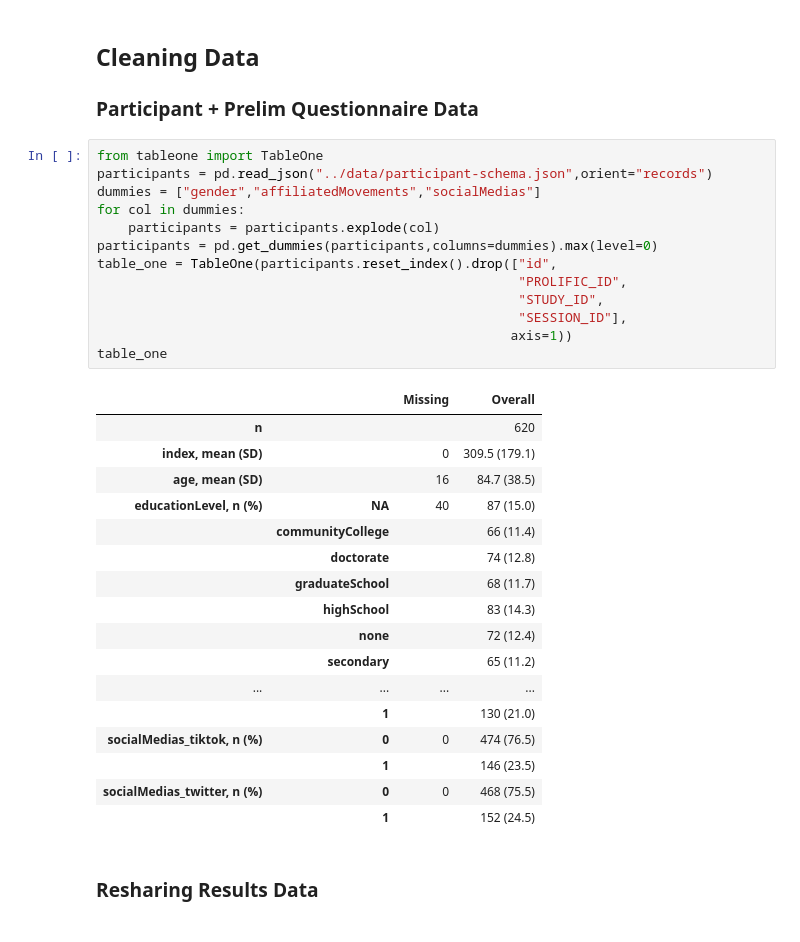
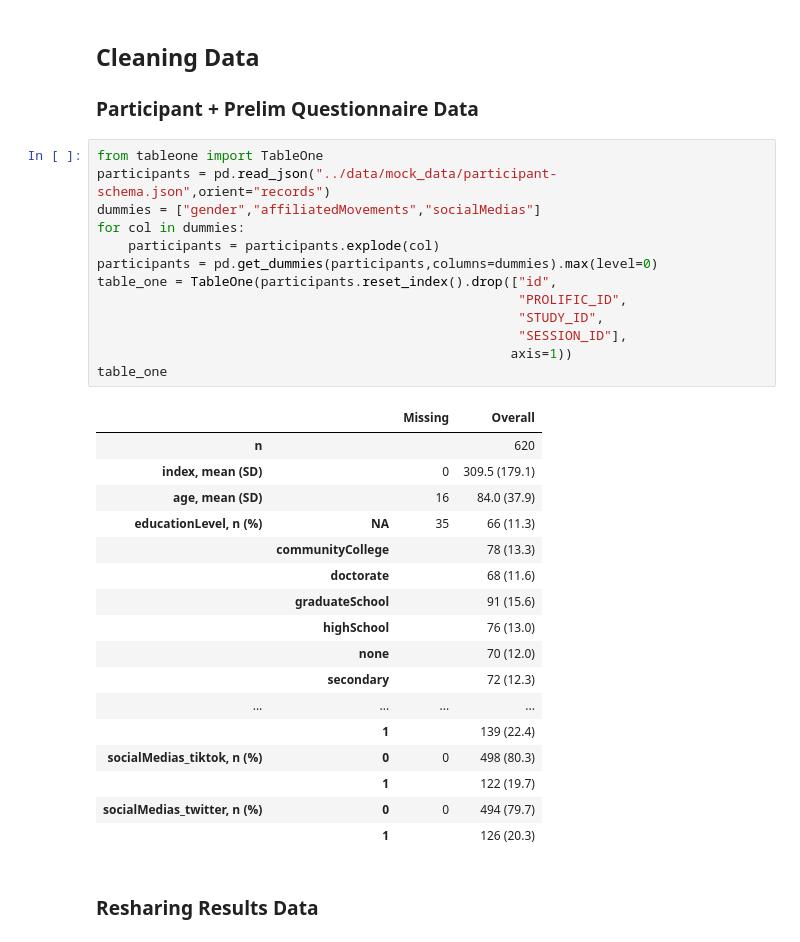
Before and after one commit to cameron-raymond/SDS-Thesis, a Jupyter notebook: notebooks/Exploratory_Analysis.ipynb, the cells around one changed output. Saved outputs shown, nothing was run; the diff lists cells and outputs as text.

```diff
--- a/notebooks/Exploratory_Analysis.ipynb
+++ b/notebooks/Exploratory_Analysis.ipynb
@@ -17,35 +17,35 @@ sns.set_style("whitegrid",{'axes.spines.left' : False,
 ### Participant + Prelim Questionnaire Data
 # %%
 from tableone import TableOne
-participants = pd.read_json("../data/participant-schema.json",orient="records")
+participants = pd.read_json("../data/mock_data/participant-schema.json",orient="records")
 dummies = ["gender","affiliatedMovements","socialMedias"]
 for col in dummies:
     participants = participants.explode(col)
 participants = pd.get_dummies(participants,columns=dummies).max(level=0)
 table_one = TableOne(participants.reset_index().drop(["id",
                                                       "PROLIFIC_ID",
                                                       "STUDY_ID",
                                                       "SESSION_ID"],
                                                      axis=1))
 table_one
 # %% [output]
 |  |  | Missing | Overall |
 | n |  |  | 620 |
 | index, mean (SD) |  | 0 | 309.5 (179.1) |
-| age, mean (SD) |  | 16 | 84.7 (38.5) |
-| educationLevel, n (%) | NA | 40 | 87 (15.0) |
-|  | communityCollege |  | 66 (11.4) |
-|  | doctorate |  | 74 (12.8) |
-|  | graduateSchool |  | 68 (11.7) |
-|  | highSchool |  | 83 (14.3) |
-|  | none |  | 72 (12.4) |
-|  | secondary |  | 65 (11.2) |
+| age, mean (SD) |  | 16 | 84.0 (37.9) |
+| educationLevel, n (%) | NA | 35 | 66 (11.3) |
+|  | communityCollege |  | 78 (13.3) |
+|  | doctorate |  | 68 (11.6) |
+|  | graduateSchool |  | 91 (15.6) |
+|  | highSchool |  | 76 (13.0) |
+|  | none |  | 70 (12.0) |
+|  | secondary |  | 72 (12.3) |
 | ... | ... | ... | ... |
-|  | 1 |  | 130 (21.0) |
-| socialMedias_tiktok, n (%) | 0 | 0 | 474 (76.5) |
-|  | 1 |  | 146 (23.5) |
-| socialMedias_twitter, n (%) | 0 | 0 | 468 (75.5) |
-|  | 1 |  | 152 (24.5) |
+|  | 1 |  | 139 (22.4) |
+| socialMedias_tiktok, n (%) | 0 | 0 | 498 (80.3) |
+|  | 1 |  | 122 (19.7) |
+| socialMedias_twitter, n (%) | 0 | 0 | 494 (79.7) |
+|  | 1 |  | 126 (20.3) |
 # %% [markdown]
 ### Resharing Results Data
 # %%
```
Also changed, not shown: parts of 3 cells of this notebook.
